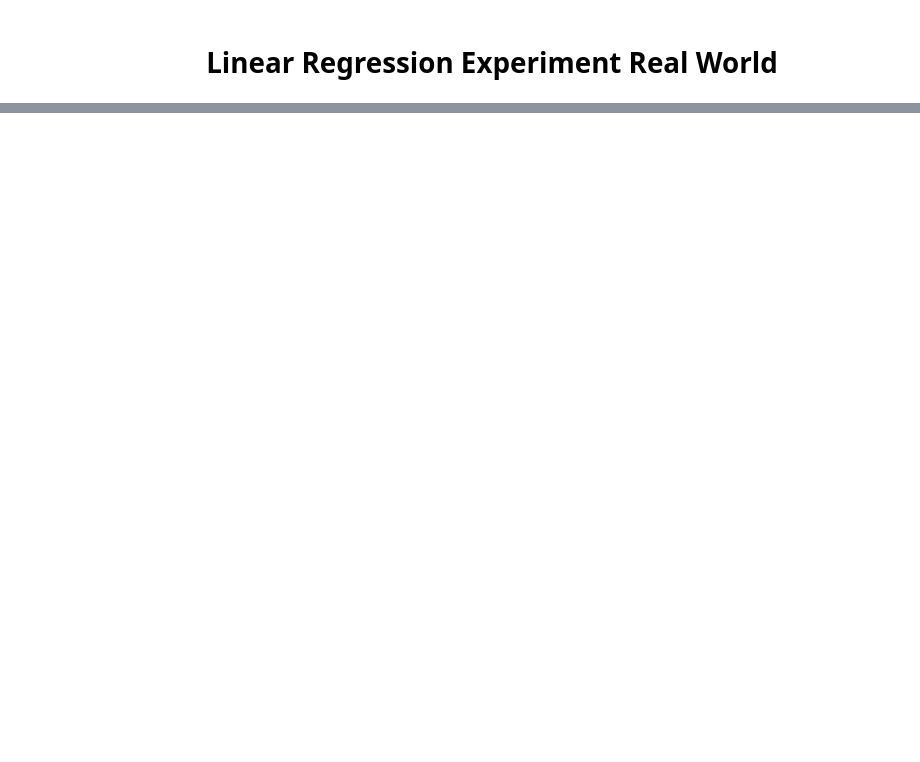
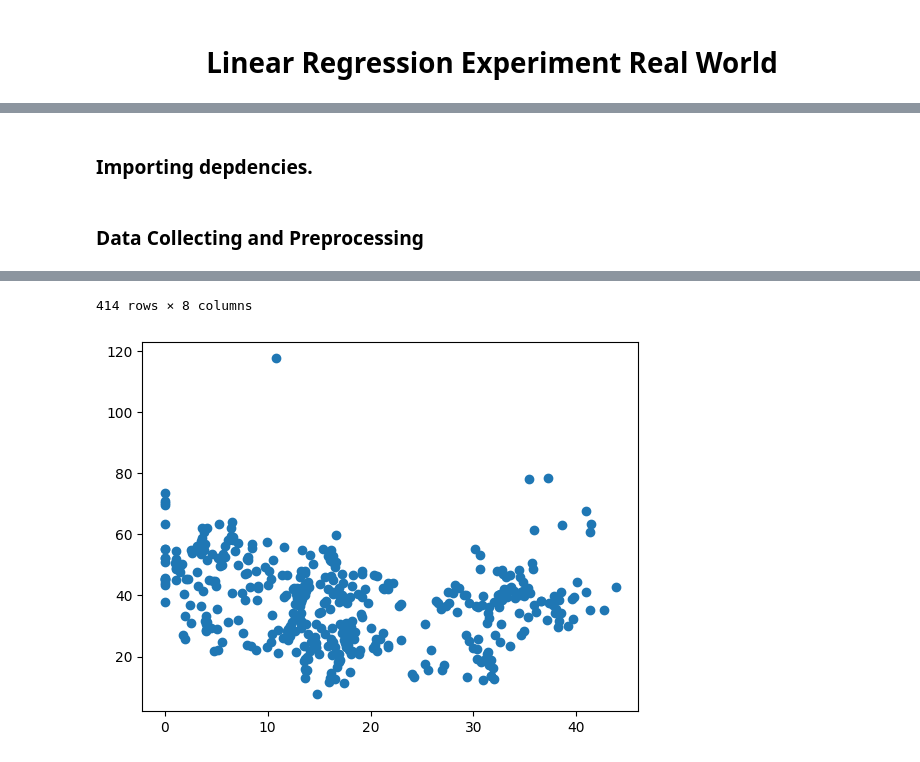
Before and after one commit to Siddhant128-bit/pytorch-learning, a Jupyter notebook: Notebooks/Real_Estate_Linear_Regression_Prediction/Linear_Regression_Experiments.ipynb, the cells around one changed output, grey strips where cells are left out. Cells and saved outputs as stored; diff of their text form; code cells hidden in the pictures; blank space fills up the shorter version.

```diff
--- a/Notebooks/Real_Estate_Linear_Regression_Prediction/Linear_Regression_Experiments.ipynb
+++ b/Notebooks/Real_Estate_Linear_Regression_Prediction/Linear_Regression_Experiments.ipynb
@@ -19,3 +20,5 @@ Requirement already satisfied: numpy in c:\users\fm-pc-lt-233\anaconda3\envs\pyt
+# %% [markdown]
+<h3>Importing depdencies. </h3>
 # %%
 import pandas as pd
 import torch
@@ -23,0 +28,10 @@ import matplotlib.pyplot as plt
+# %% [markdown]
+<h3> Data Collecting and Preprocessing </h3>
+# %%
+data_csv=pd.read_csv('data\\Real_estate.csv')
+display(data_csv)
+#plt.bar(data_csv['X3 distance to the nearest MRT station'],data_csv['Y house price of unit area'])
+
+plt.scatter(data_csv['X2 house age'],data_csv['Y house price of unit area'])
+data_csv=data_csv.drop(columns=['X1 transaction date','X3 distance to the nearest MRT station','X4 number of convenience stores'])
+# %% [output]
@@ -24 +50,3 @@ import matplotlib.pyplot as plt
+414 rows × 8 columns
+[figure, added]
 # %%
```
Also changed, not shown: parts of 13 cells of this notebook.
